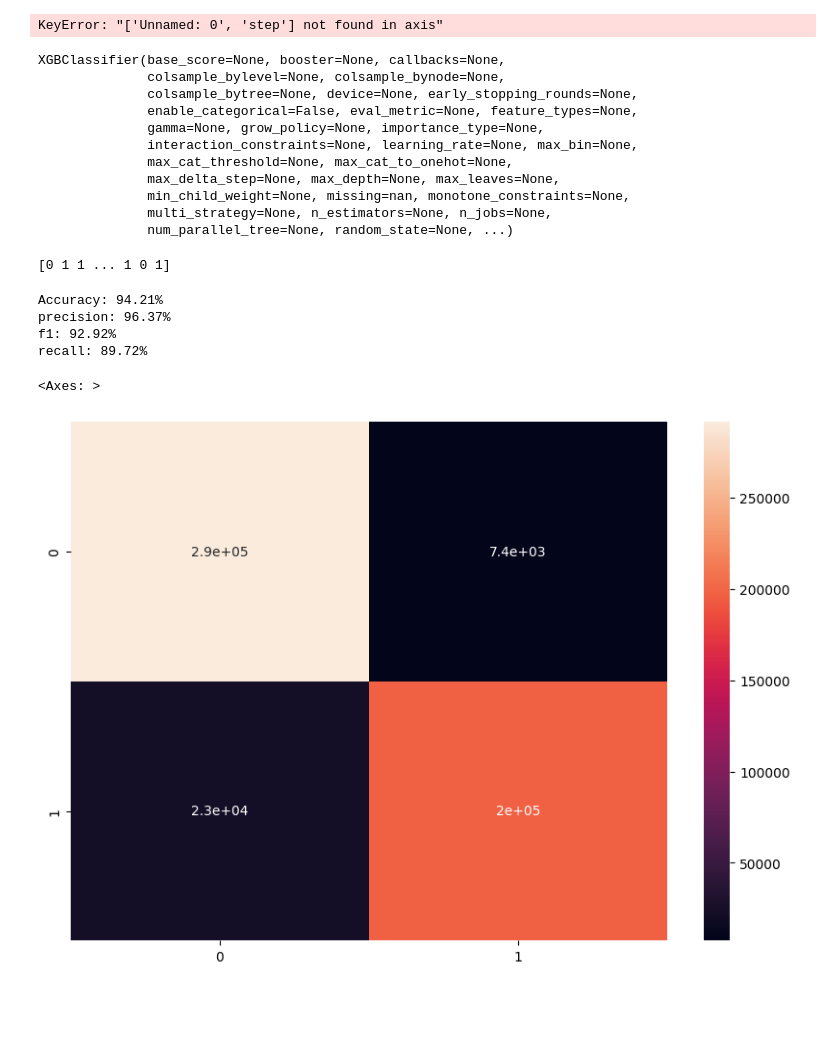
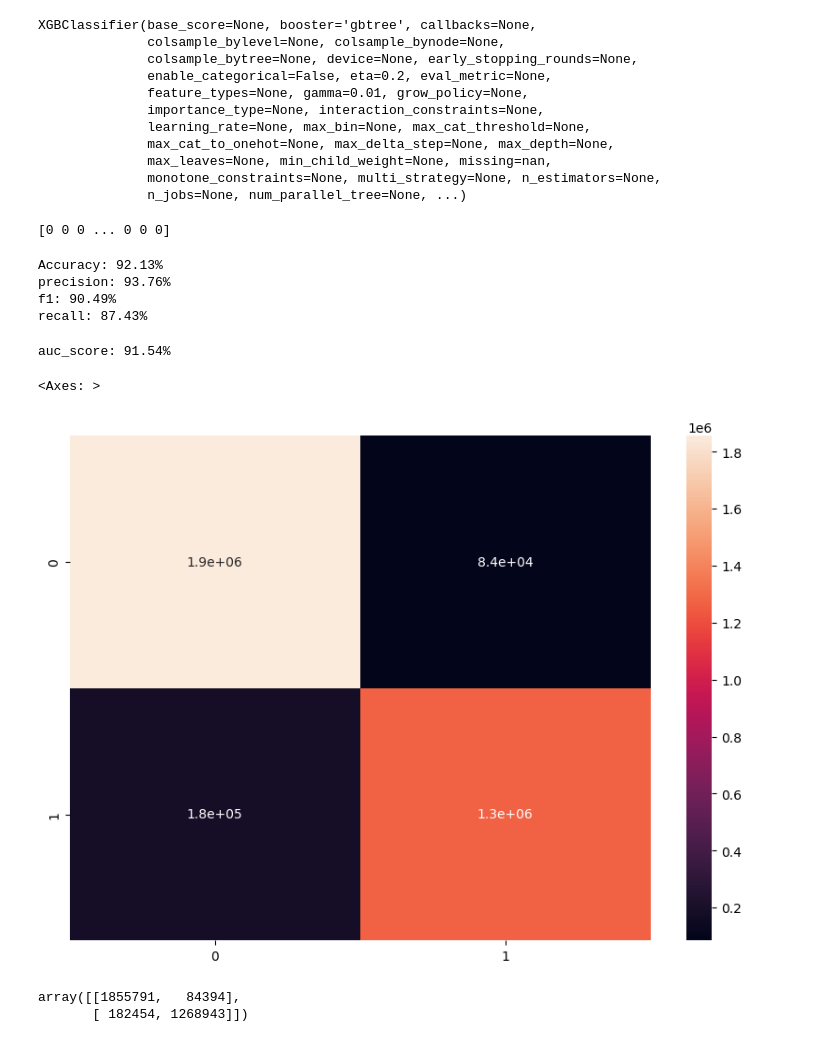
Before and after one commit to MPSLab-ASU/IncidentNet, a Jupyter notebook: city_scale/xgboost/xgboost_train.ipynb, the cells around one changed output. Cells and saved outputs as stored; diff of their text form; code cells hidden in the pictures; blank space fills up the shorter version.

```diff
--- a/city_scale/xgboost/xgboost_train.ipynb
+++ b/city_scale/xgboost/xgboost_train.ipynb
@@ -74,60 +88,65 @@ X.head()
-# %%
-X = X.drop(["Unnamed: 0","step"],axis=1)
-# %% [output]
-KeyError: "['Unnamed: 0', 'step'] not found in axis"
 # %%
 X= X.values
 # %%
 Y= Y.values
 # %%
-X_train, X_test, y_train, y_test = train_test_split(X, Y, test_size=0.2)
+X_train, X_test, y_train, y_test = train_test_split(X, Y, test_size=0.99)
 # %%
 sample_weights = compute_sample_weight(
     class_weight='balanced',
     y=y_train #provide your own target name
 )
+# %%
+model = XGBClassifier(booster='gbtree',eta=0.2,gamma=0.01)
 # %%
-model = XGBClassifier()
 model.fit(X_train, y_train,sample_weight=sample_weights)
 # %% [output]
-XGBClassifier(base_score=None, booster=None, callbacks=None,
+XGBClassifier(base_score=None, booster='gbtree', callbacks=None,
               colsample_bylevel=None, colsample_bynode=None,
               colsample_bytree=None, device=None, early_stopping_rounds=None,
-              enable_categorical=False, eval_metric=None, feature_types=None,
-              gamma=None, grow_policy=None, importance_type=None,
-              interaction_constraints=None, learning_rate=None, max_bin=None,
-              max_cat_threshold=None, max_cat_to_onehot=None,
-              max_delta_step=None, max_depth=None, max_leaves=None,
-              min_child_weight=None, missing=nan, monotone_constraints=None,
-              multi_strategy=None, n_estimators=None, n_jobs=None,
-              num_parallel_tree=None, random_state=None, ...)
+              enable_categorical=False, eta=0.2, eval_metric=None,
+              feature_types=None, gamma=0.01, grow_policy=None,
+              importance_type=None, interaction_constraints=None,
+              learning_rate=None, max_bin=None, max_cat_threshold=None,
+              max_cat_to_onehot=None, max_delta_step=None, max_depth=None,
+              max_leaves=None, min_child_weight=None, missing=nan,
+              monotone_constraints=None, multi_strategy=None, n_estimators=None,
+              n_jobs=None, num_parallel_tree=None, ...)
 # %%
-y_pred = model.predict(X_test)
+y_pred = model.predict(X)
 print(y_pred)
 # %% [output]
-[0 1 1 ... 1 0 1]
+[0 0 0 ... 0 0 0]
 # %%
-accuracy = accuracy_score(y_test, y_pred)
-precision = precision_score(y_test, y_pred)
-f1 = f1_score(y_test, y_pred)
-recall = recall_score(y_test, y_pred)
+accuracy = accuracy_score(Y, y_pred)
+precision = precision_score(Y, y_pred)
+f1 = f1_score(Y, y_pred)
+recall = recall_score(Y, y_pred)
 print("Accuracy: %.2f%%" % (accuracy * 100.0))
 print("precision: %.2f%%" % (precision * 100.0))
 print("f1: %.2f%%" % (f1 * 100.0))
 print("recall: %.2f%%" % (recall * 100.0))
 # %% [output]
-Accuracy: 94.21%
-precision: 96.37%
-f1: 92.92%
-recall: 89.72%
+Accuracy: 92.13%
+precision: 93.76%
+f1: 90.49%
+recall: 87.43%
+# %%
+from sklearn.metrics import roc_auc_score
+
+# Assuming you have true labels (y_true) and predicted labels (y_pred)
+auc_score = roc_auc_score(Y, y_pred)
+print("auc_score: %.2f%%" % (auc_score * 100.0))
+# %% [output]
+auc_score: 91.54%
 # %%
 from sklearn.metrics import confusion_matrix
 import seaborn as sn
 import matplotlib.pyplot as plt
 
-matrix = confusion_matrix(y_test, y_pred)
+matrix = confusion_matrix(Y, y_pred)
 plt.figure(figsize = (10,7))
 sn.heatmap(matrix, annot=True)
 # %% [output]
 <Axes: >
-[figure, old version]
+[figure, new version]
@@ -136,0 +153,5 @@ pickle.dump(model, open("/home/local/ASURITE/speddira/dev/git_repo/traffic_sense
+# %%
+matrix
+# %% [output]
+array([[1855791,   84394],
+       [ 182454, 1268943]])
```
Also changed, not shown: parts of 12 cells of this notebook, 15 other files.
